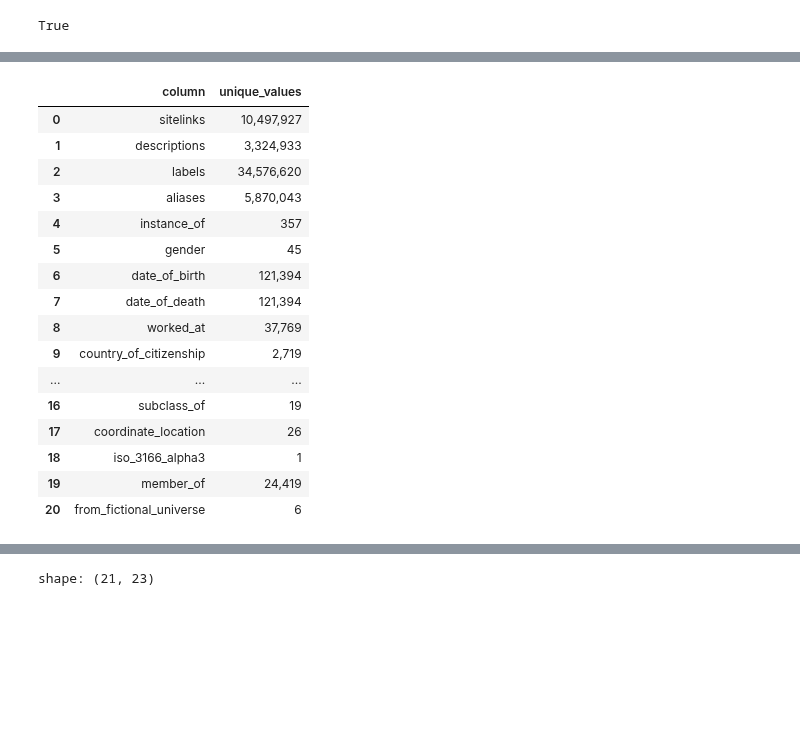
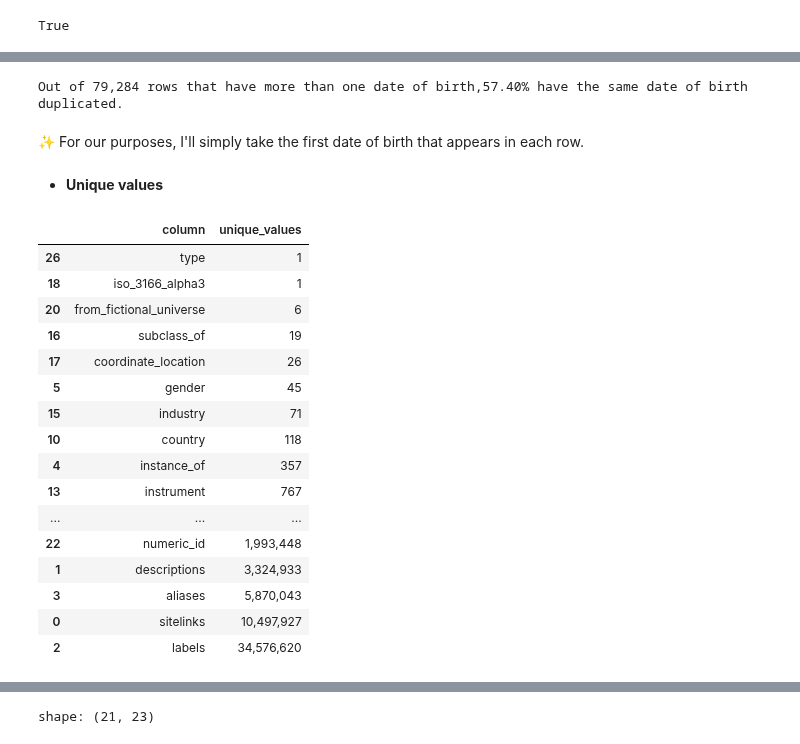
Before and after one commit to MNetanel/wikipedia-people-page-views-patterns, a Jupyter notebook: notebooks/wikipedia_pageviews_project.ipynb, the cells around one changed output, grey strips where cells are left out. Saved outputs shown, nothing was run; the diff lists cells and outputs as text; code cells hidden in the pictures; blank space fills up the shorter version.

Commit message:
Add columns description add continue cleaning

```diff
--- a/notebooks/wikipedia_pageviews_project.ipynb
+++ b/notebooks/wikipedia_pageviews_project.ipynb
@@ -462,0 +301,32 @@ educated_at shape: (15, 2)
+# %%
+list_columns = [c for c in info_df.columns if info_df[c].dtype == pl.List]
+
+empty = []
+
+for column in [c for c in info_df.columns if c not in list_columns]:
+    empty.append([column,
+                         (info_df[column]
+                         .is_null()
+                         .value_counts()
+                         .filter(pl.col(column))
+                         .select('count')
+                         .to_numpy()).squeeze()])
+
+for column in list_columns:
+    empty.append([column,
+                         ((info_df[column]
+                         .list.len() == 0)
+                         .value_counts()
+                         .filter(pl.col(column))
+                         .select('count')
+                         .to_numpy()).squeeze()])
+
+for item in empty:
+    if not item[1].any():
+        item[1] = 0
+    item.append(item[1] / info_df.height * 100)
+
+empty_df = (pd.DataFrame(empty, columns=['column', 'num_empty', 'percent_empty'])
+            .sort_values('percent_empty', ascending=False)
+            )
+empty_df.style.format({'percent_empty': '{:.3f}%', 'num_empty': '{:,}'})
@@ -463,27 +390,41 @@ educated_at shape: (15, 2)
+# %%
+dob_year_month = info_df['date_of_birth'].filter(info_df['date_of_birth'].list.len() > 1).list.eval(pl.element().struct[0].str.slice(1, 6))
+
+print(f'Out of {dob_year_month.len():,} rows that have more than one date of birth,'
+      f'{(dob_year_month.list.n_unique() == 1).sum() / dob_year_month.len() * 100:.2f}% '
+      'have the same date of birth duplicated.')
+# %% [output]
+Out of 79,284 rows that have more than one date of birth,57.40% have the same date of birth duplicated.
+# %% [markdown]
+✨ For our purposes, I'll simply take the first date of birth that appears in each row.
+# %% [markdown]
+* **Unique values**
 # %%
 unique_value_counts = []
 for column in list_columns:
     unique_value_counts.append((column, info_df[column].list.explode().n_unique()))
 for column in [c for c in info_df.columns if c not in list_columns]:
     unique_value_counts.append((column, info_df[column].n_unique()))
 
-
-pd.DataFrame(unique_value_counts, columns=['column', 'unique_values']).style.format('{:,}', subset='unique_values')
+unique_df = (pd.DataFrame(unique_value_counts, columns=['column', 'unique_values'])
+            .sort_values('unique_values')
+            )
+unique_df.style.format('{:,}', subset='unique_values')
 # %% [output]
 |  | column | unique_values |
-| 0 | sitelinks | 10,497,927 |
-| 1 | descriptions | 3,324,933 |
-| 2 | labels | 34,576,620 |
-| 3 | aliases | 5,870,043 |
-| 4 | instance_of | 357 |
-| 5 | gender | 45 |
-| 6 | date_of_birth | 121,394 |
-| 7 | date_of_death | 121,394 |
-| 8 | worked_at | 37,769 |
-| 9 | country_of_citizenship | 2,719 |
-| ... | ... | ... |
+| 26 | type | 1 |
+| 18 | iso_3166_alpha3 | 1 |
+| 20 | from_fictional_universe | 6 |
 | 16 | subclass_of | 19 |
 | 17 | coordinate_location | 26 |
-| 18 | iso_3166_alpha3 | 1 |
-| 19 | member_of | 24,419 |
-| 20 | from_fictional_universe | 6 |
+| 5 | gender | 45 |
+| 15 | industry | 71 |
+| 10 | country | 118 |
+| 4 | instance_of | 357 |
+| 13 | instrument | 767 |
+| ... | ... | ... |
+| 22 | numeric_id | 1,993,448 |
+| 1 | descriptions | 3,324,933 |
+| 3 | aliases | 5,870,043 |
+| 0 | sitelinks | 10,497,927 |
+| 2 | labels | 34,576,620 |
```
Also changed, not shown: parts of 37 cells of this notebook, 1 other file.
